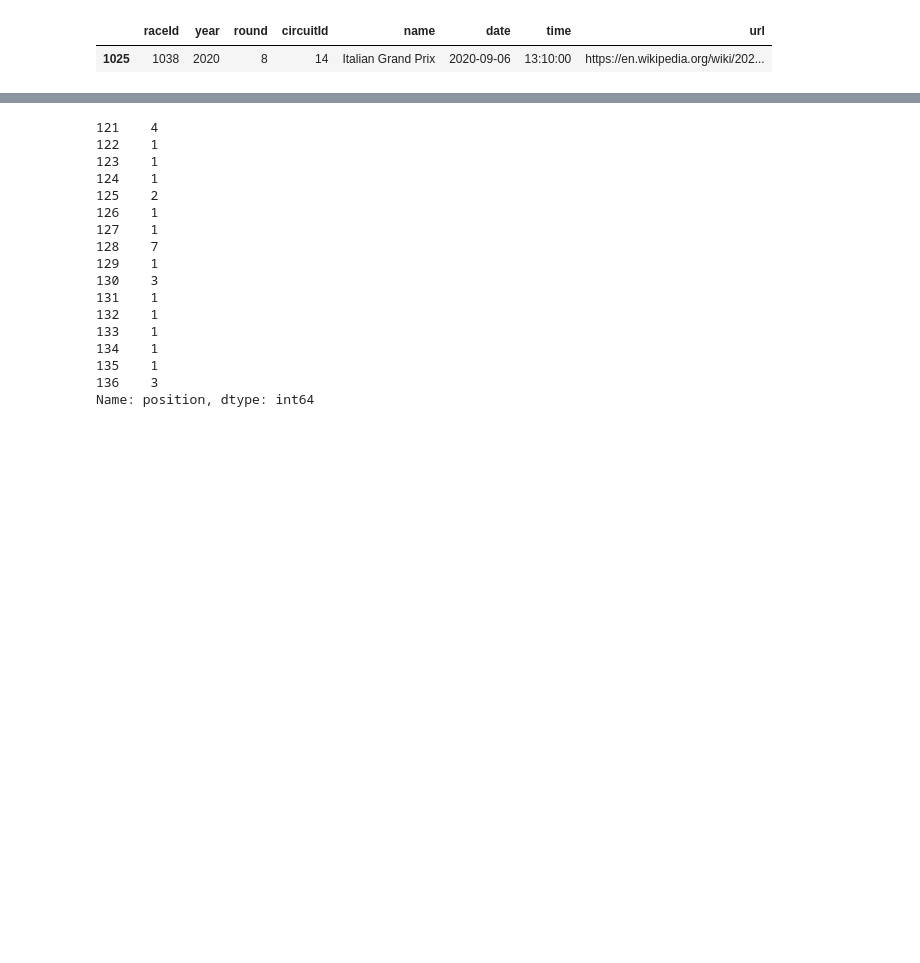
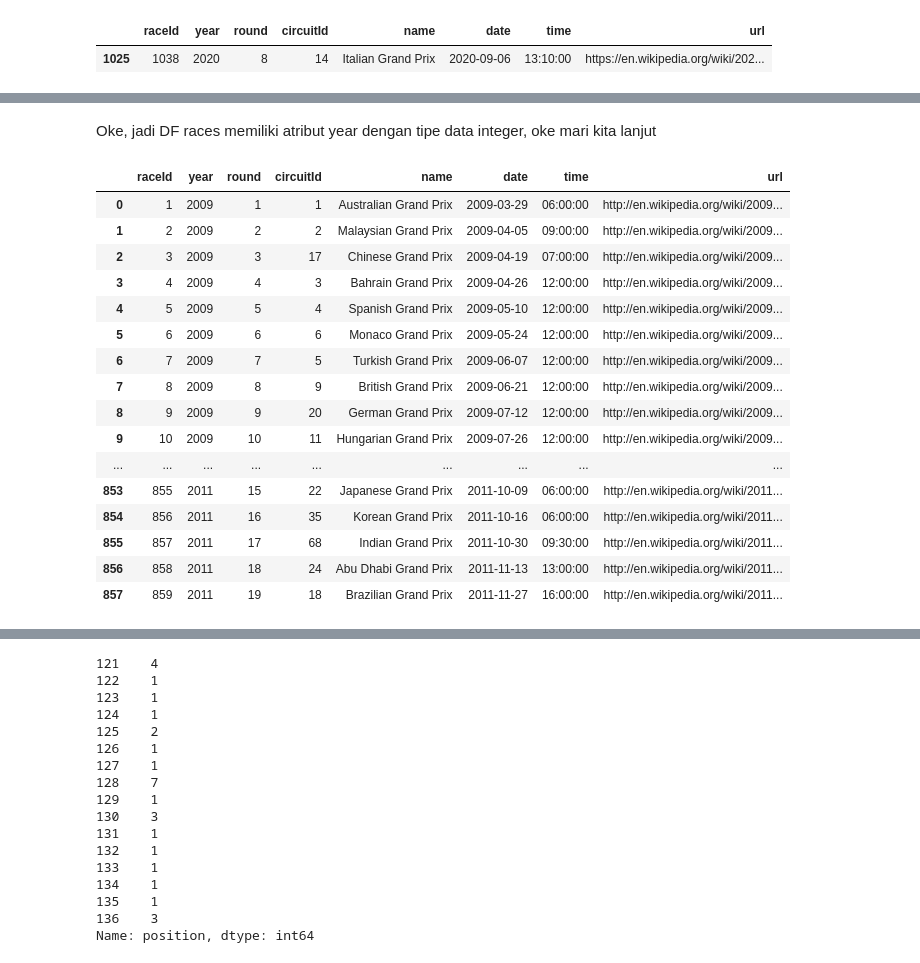
Before and after one commit to KusumaatmaSyafadhi/kusumaatmas, a Jupyter notebook: F1_Analysis.ipynb, the cells around one changed output, grey strips where cells are left out. Saved outputs shown, nothing was run; the diff lists cells and outputs as text; code cells hidden in the pictures; blank space fills up the shorter version.

```diff
--- a/F1_Analysis.ipynb
+++ b/F1_Analysis.ipynb
@@ -233,0 +423,23 @@ Oke, Jadi dia finish ke-7 di Italian Grand Prix. Di Musim 2020, ini adalah finis
+# %% [markdown]
+Oke, jadi DF races memiliki atribut year dengan tipe data integer, oke mari kita lanjut
+# %%
+f1_races_bf2012 = races[(races['year']>2008)&(races['year']<2012)]
+f1_races_bf2012
+# %% [output]
+|  | raceId | year | round | circuitId | name | date | time | url |
+| 0 | 1 | 2009 | 1 | 1 | Australian Grand Prix | 2009-03-29 | 06:00:00 | http://en.wikipedia.org/wiki/2009... |
+| 1 | 2 | 2009 | 2 | 2 | Malaysian Grand Prix | 2009-04-05 | 09:00:00 | http://en.wikipedia.org/wiki/2009... |
+| 2 | 3 | 2009 | 3 | 17 | Chinese Grand Prix | 2009-04-19 | 07:00:00 | http://en.wikipedia.org/wiki/2009... |
+| 3 | 4 | 2009 | 4 | 3 | Bahrain Grand Prix | 2009-04-26 | 12:00:00 | http://en.wikipedia.org/wiki/2009... |
+| 4 | 5 | 2009 | 5 | 4 | Spanish Grand Prix | 2009-05-10 | 12:00:00 | http://en.wikipedia.org/wiki/2009... |
+| 5 | 6 | 2009 | 6 | 6 | Monaco Grand Prix | 2009-05-24 | 12:00:00 | http://en.wikipedia.org/wiki/2009... |
+| 6 | 7 | 2009 | 7 | 5 | Turkish Grand Prix | 2009-06-07 | 12:00:00 | http://en.wikipedia.org/wiki/2009... |
+| 7 | 8 | 2009 | 8 | 9 | British Grand Prix | 2009-06-21 | 12:00:00 | http://en.wikipedia.org/wiki/2009... |
+| 8 | 9 | 2009 | 9 | 20 | German Grand Prix | 2009-07-12 | 12:00:00 | http://en.wikipedia.org/wiki/2009... |
+| 9 | 10 | 2009 | 10 | 11 | Hungarian Grand Prix | 2009-07-26 | 12:00:00 | http://en.wikipedia.org/wiki/2009... |
+| ... | ... | ... | ... | ... | ... | ... | ... | ... |
+| 853 | 855 | 2011 | 15 | 22 | Japanese Grand Prix | 2011-10-09 | 06:00:00 | http://en.wikipedia.org/wiki/2011... |
+| 854 | 856 | 2011 | 16 | 35 | Korean Grand Prix | 2011-10-16 | 06:00:00 | http://en.wikipedia.org/wiki/2011... |
+| 855 | 857 | 2011 | 17 | 68 | Indian Grand Prix | 2011-10-30 | 09:30:00 | http://en.wikipedia.org/wiki/2011... |
+| 856 | 858 | 2011 | 18 | 24 | Abu Dhabi Grand Prix | 2011-11-13 | 13:00:00 | http://en.wikipedia.org/wiki/2011... |
+| 857 | 859 | 2011 | 19 | 18 | Brazilian Grand Prix | 2011-11-27 | 16:00:00 | http://en.wikipedia.org/wiki/2011... |
```
Also changed, not shown: parts of 48 cells of this notebook.
